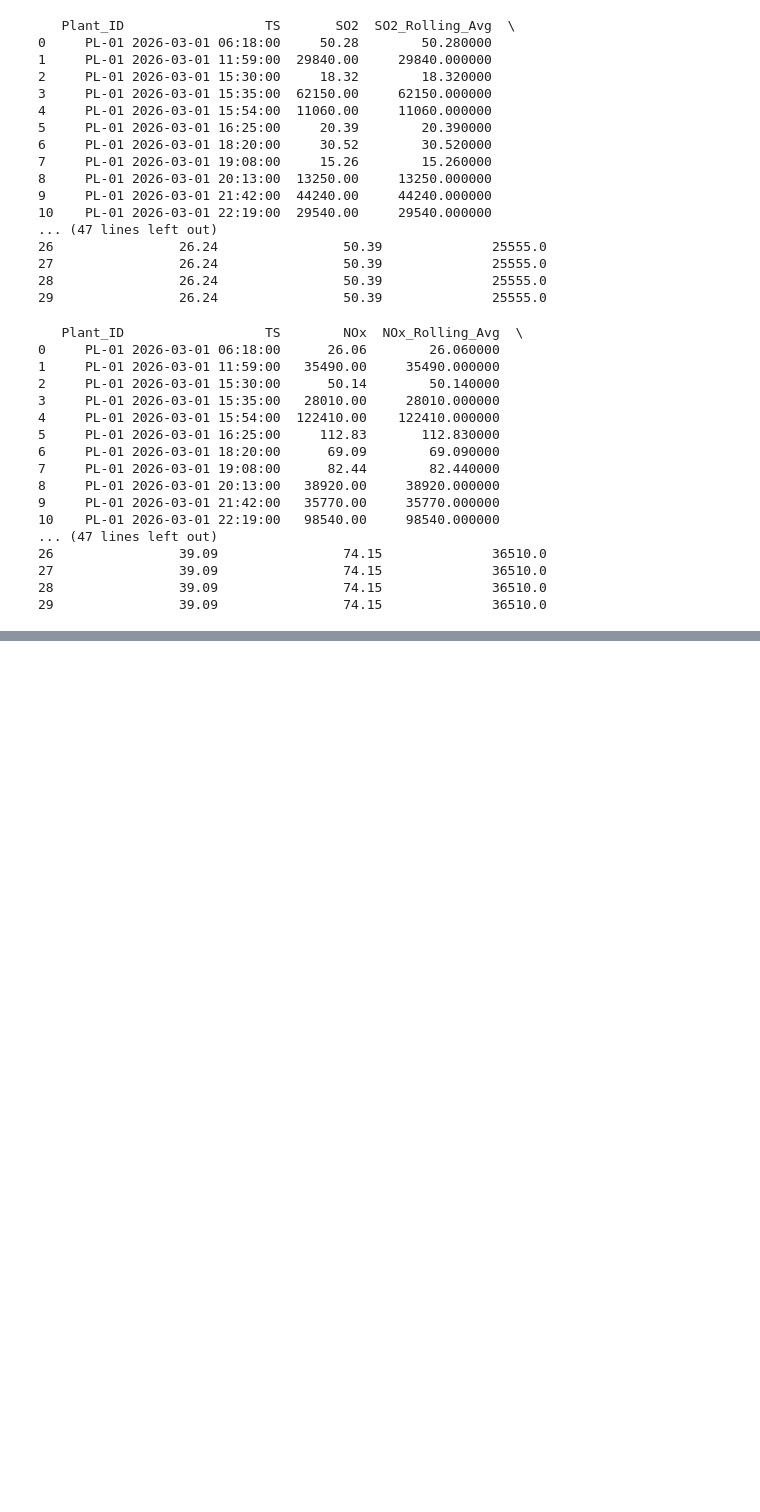
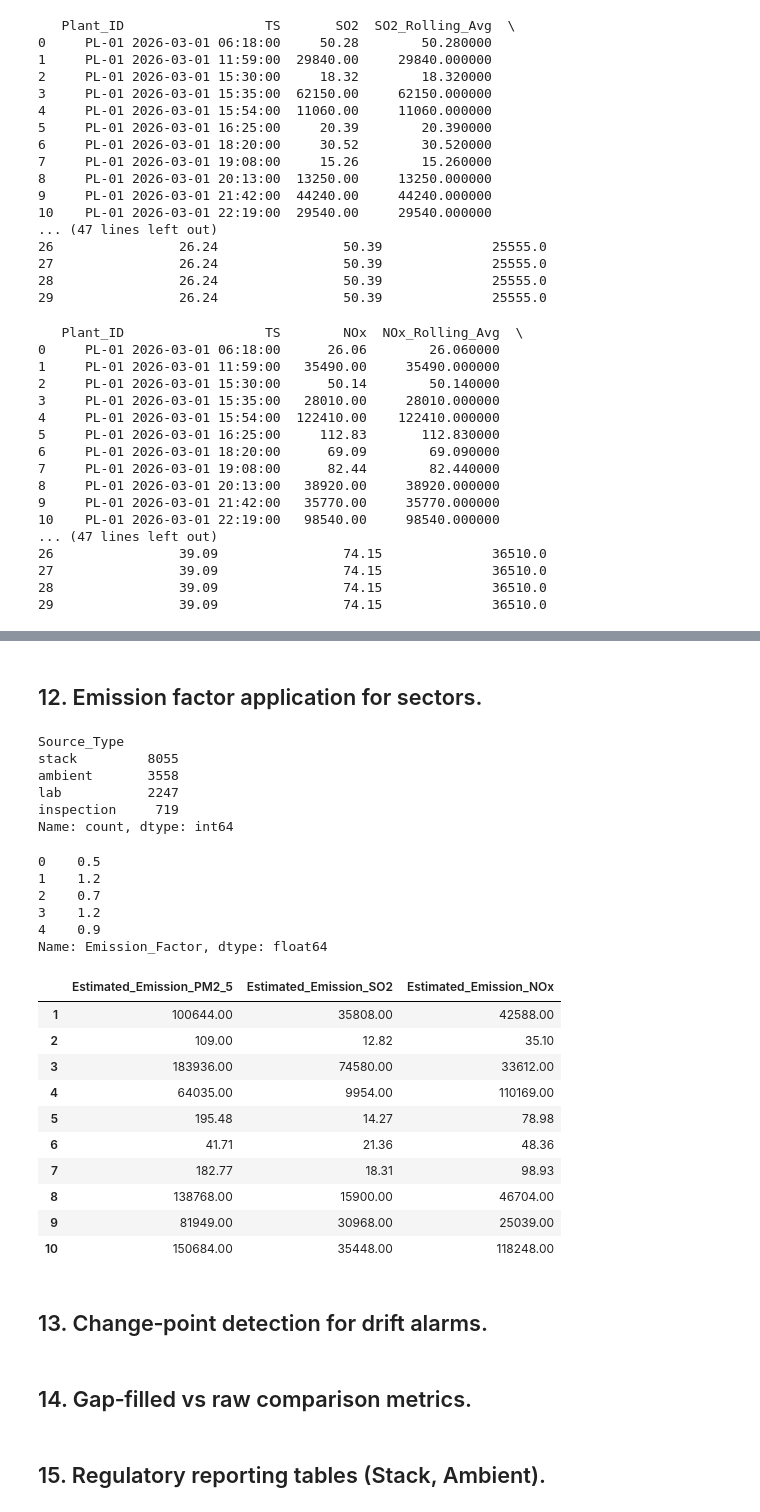
Before and after one commit to Sudipta3101/Pollution-Controls-Data-Cleaning-Transformation-, a Jupyter notebook: transformation.ipynb, the cells around one changed output, grey strips where cells are left out. Drawn from its saved outputs; the diff is of its cells as text; code cells hidden in the pictures; blank space fills up the shorter version.

```diff
--- a/transformation.ipynb
+++ b/transformation.ipynb
@@ -315,0 +582,53 @@ print(df[["Plant_ID","TS","NOx","NOx_Rolling_Avg","NOx_25th_Percentile","NOx_50t
+# %% [markdown]
+## 12. Emission factor application for sectors.
+# %%
+df['Source_Type'].value_counts()
+# %% [output]
+Source_Type
+stack         8055
+ambient       3558
+lab           2247
+inspection     719
+Name: count, dtype: int64
+# %%
+var = {
+    'stack':1.2,
+    'ambient':0.7,
+    'lab':0.5,
+    'inspection':0.9
+}
+# %%
+df['Emission_Factor']=df['Source_Type'].map(var)
+# %%
+df['Emission_Factor'].head()
+# %% [output]
+0    0.5
+1    1.2
+2    0.7
+3    1.2
+4    0.9
+Name: Emission_Factor, dtype: float64
+# %%
+df['Estimated_Emission_PM2_5']=(df['PM2_5'] * df['Emission_Factor']).round(2)
+df['Estimated_Emission_SO2']=(df['SO2'] * df['Emission_Factor']).round(2)
+df['Estimated_Emission_NOx']=(df['NOx'] * df['Emission_Factor']).round(2)
+# %%
+df.loc[1:10,['Estimated_Emission_PM2_5','Estimated_Emission_SO2','Estimated_Emission_NOx']]
+# %% [output]
+|  | Estimated_Emission_PM2_5 | Estimated_Emission_SO2 | Estimated_Emission_NOx |
+| 1 | 100644.00 | 35808.00 | 42588.00 |
+| 2 | 109.00 | 12.82 | 35.10 |
+| 3 | 183936.00 | 74580.00 | 33612.00 |
+| 4 | 64035.00 | 9954.00 | 110169.00 |
+| 5 | 195.48 | 14.27 | 78.98 |
+| 6 | 41.71 | 21.36 | 48.36 |
+| 7 | 182.77 | 18.31 | 98.93 |
+| 8 | 138768.00 | 15900.00 | 46704.00 |
+| 9 | 81949.00 | 30968.00 | 25039.00 |
+| 10 | 150684.00 | 35448.00 | 118248.00 |
+# %% [markdown]
+## 13. Change‑point detection for drift alarms.
+# %% [markdown]
+## 14. Gap‑filled vs raw comparison metrics.
+# %% [markdown]
+## 15. Regulatory reporting tables (Stack, Ambient).
```
Also changed, not shown: parts of 46 cells of this notebook.
